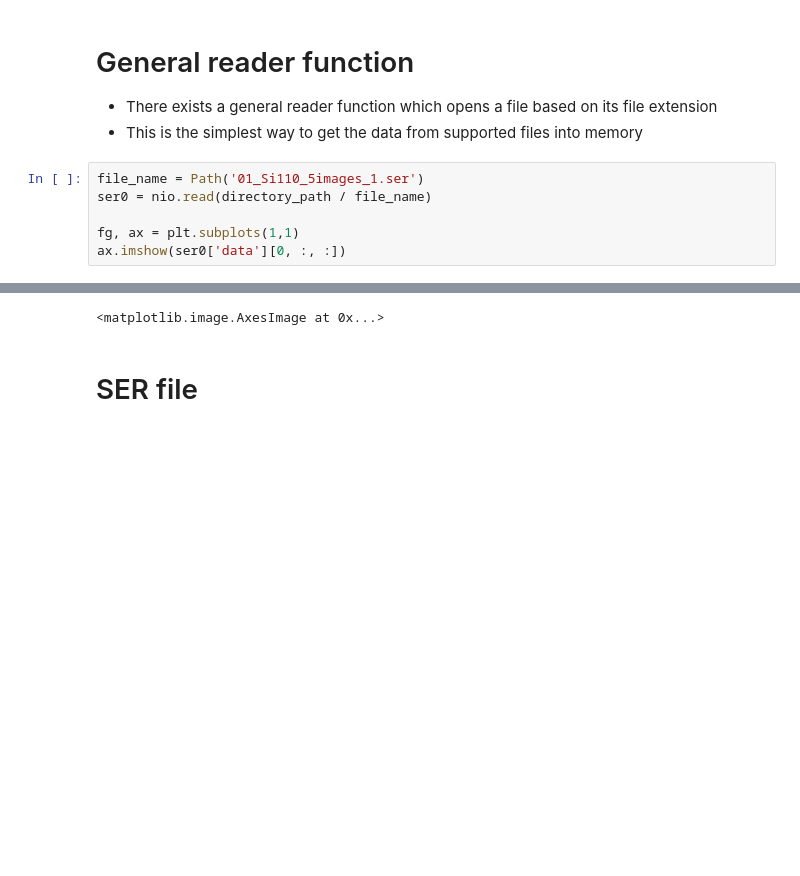
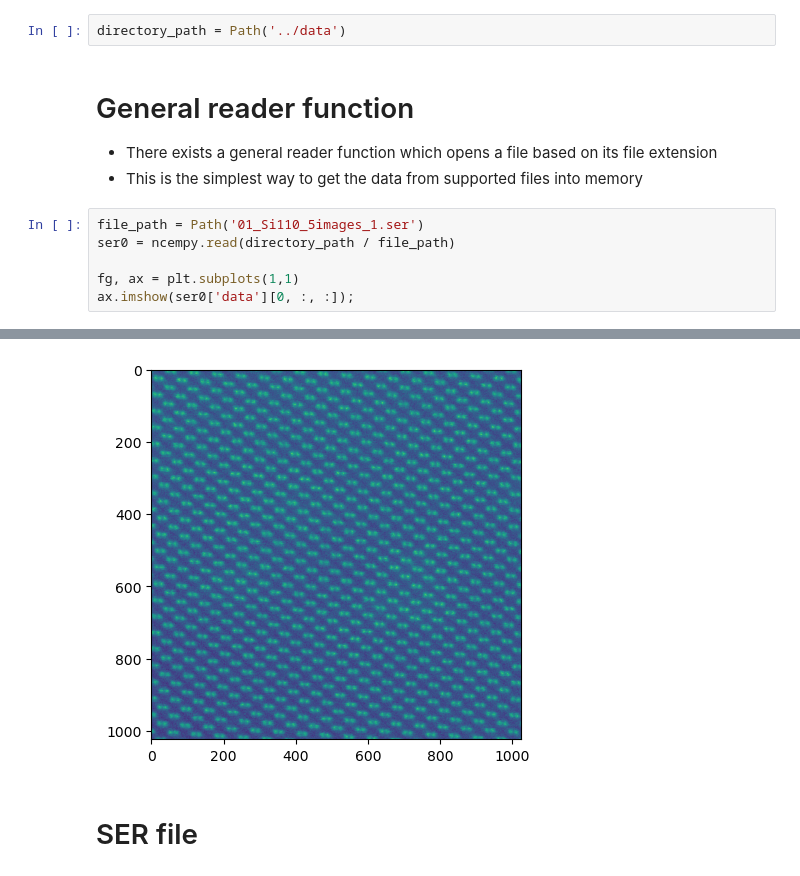
Before and after one commit to ercius/openNCEM, a Jupyter notebook: ncempy/notebooks/loading_data_examples.ipynb, the cells around one changed output, grey strips where cells are left out. Saved outputs shown, nothing was run; the diff lists cells and outputs as text; blank space fills up the shorter version.

Commit message:
update to use ncempy.read, clean up some other things, improve scale bar code to be easier to change

```diff
--- a/ncempy/notebooks/loading_data_examples.ipynb
+++ b/ncempy/notebooks/loading_data_examples.ipynb
@@ -20,11 +18,13 @@ directory_path = Path(r'C:\Users\linol\Documents\scripting\openNCEM\ncempy\data'
+# %%
+directory_path = Path('../data')
 # %% [markdown]
 # General reader function
  - There exists a general reader function which opens a file based on its file extension
  - This is the simplest way to get the data from supported files into memory
 # %%
-file_name = Path('01_Si110_5images_1.ser')
-ser0 = nio.read(directory_path / file_name)
+file_path = Path('01_Si110_5images_1.ser')
+ser0 = ncempy.read(directory_path / file_path)
 
 fg, ax = plt.subplots(1,1)
-ax.imshow(ser0['data'][0, :, :])
+ax.imshow(ser0['data'][0, :, :]);
 # %% [output]
@@ -33,4 +31,4 @@ ax.imshow(ser0['data'][0, :, :])
-<matplotlib.image.AxesImage at 0x...>
+[figure, added]
 # %% [markdown]
 # SER file
 # %%
```
Also changed, not shown: parts of 8 cells of this notebook.
